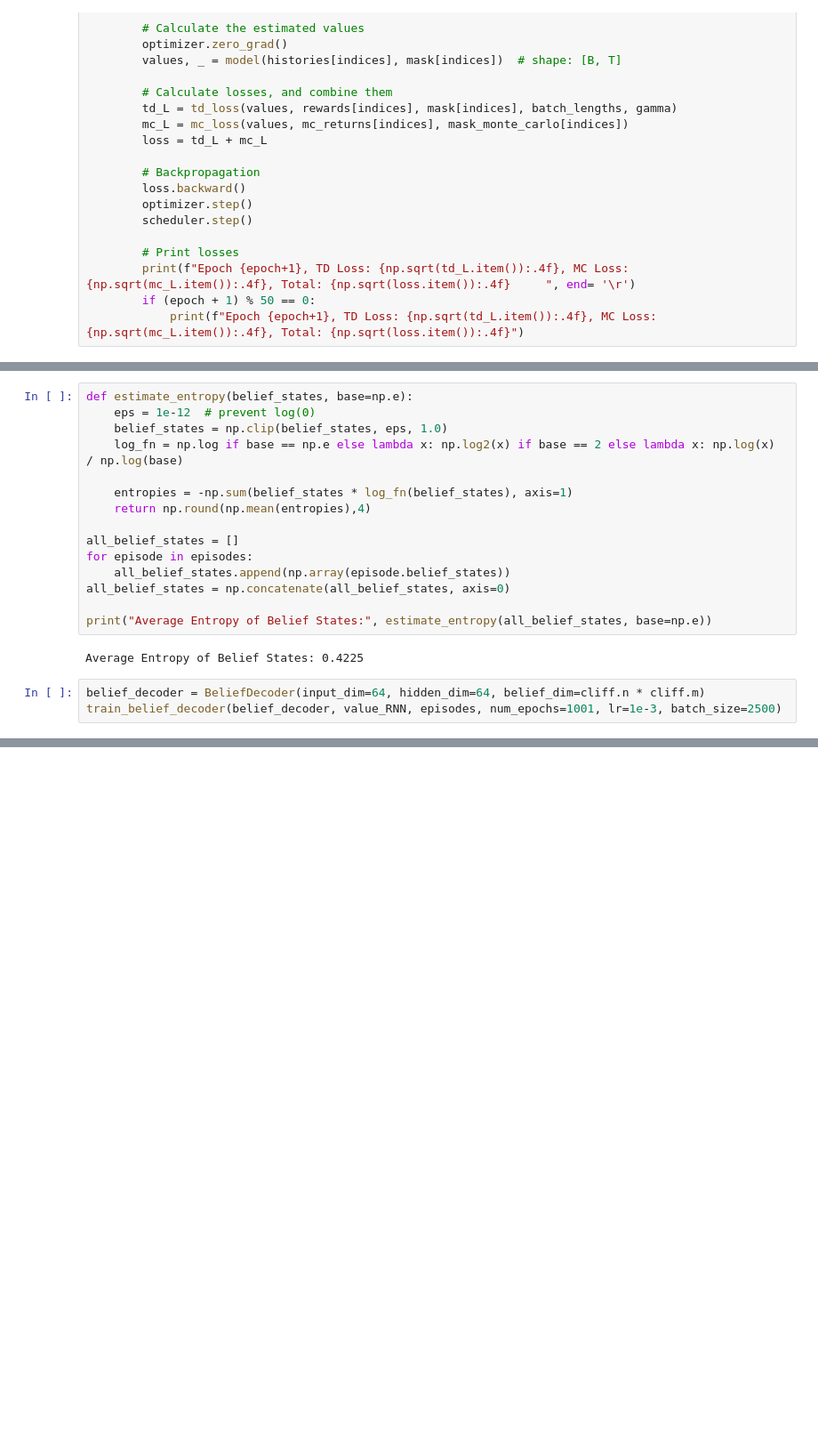
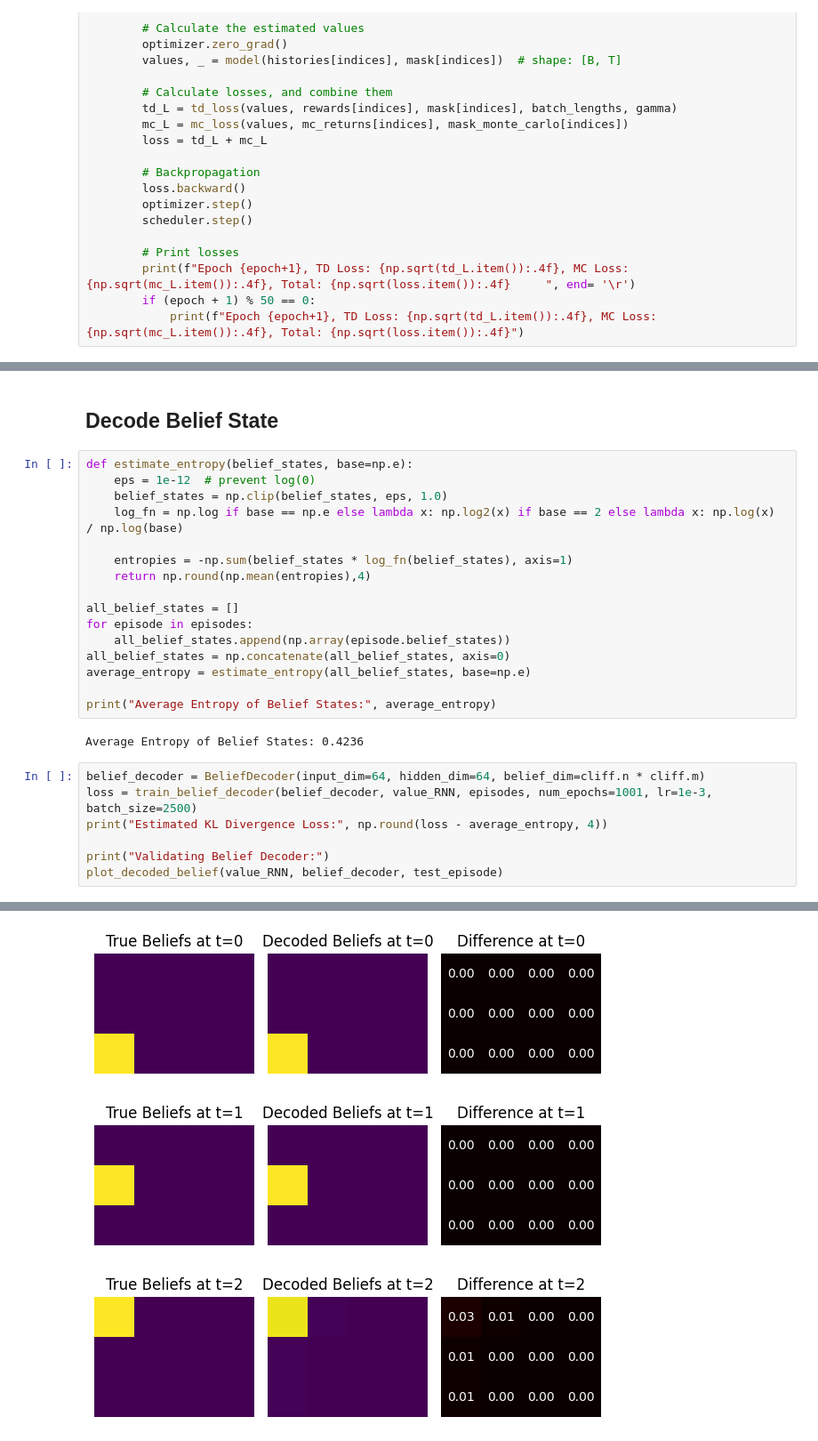
Before and after one commit to dkornai/belief-states-demo, a Jupyter notebook: test.ipynb, the cells around one changed output, grey strips where cells are left out. Shown at 89% size. Drawn from its saved outputs; the diff is of its cells as text; blank space fills up the shorter version.

Commit message:
created seperate files for belief readouts

```diff
--- a/test.ipynb
+++ b/test.ipynb
@@ -301,3 +207,5 @@ def train_belief_decoder(belief_model, rnn_model, episodes, num_epochs=10, lr=1e
+# %% [markdown]
+## Decode Belief State
 # %%
 def estimate_entropy(belief_states, base=np.e):
     eps = 1e-12  # prevent log(0)
@@ -311,11 +219,16 @@ all_belief_states = []
 for episode in episodes:
     all_belief_states.append(np.array(episode.belief_states))
 all_belief_states = np.concatenate(all_belief_states, axis=0)
+average_entropy = estimate_entropy(all_belief_states, base=np.e)
 
-print("Average Entropy of Belief States:", estimate_entropy(all_belief_states, base=np.e))
+print("Average Entropy of Belief States:", average_entropy)
 # %% [output]
-Average Entropy of Belief States: 0.4225
+Average Entropy of Belief States: 0.4236
 # %%
 belief_decoder = BeliefDecoder(input_dim=64, hidden_dim=64, belief_dim=cliff.n * cliff.m)
-train_belief_decoder(belief_decoder, value_RNN, episodes, num_epochs=1001, lr=1e-3, batch_size=2500)
+loss = train_belief_decoder(belief_decoder, value_RNN, episodes, num_epochs=1001, lr=1e-3, batch_size=2500)
+print("Estimated KL Divergence Loss:", np.round(loss - average_entropy, 4))
+
+print("Validating Belief Decoder:")
+plot_decoded_belief(value_RNN, belief_decoder, test_episode)
 # %% [output]
@@ -322,0 +237,3 @@ Epoch 1001, Belief Decoder Loss: 0.4450
+[figure, added]
+[figure, added]
+[figure, added]
```
Also changed, not shown: parts of 11 cells of this notebook, 1 other file.
